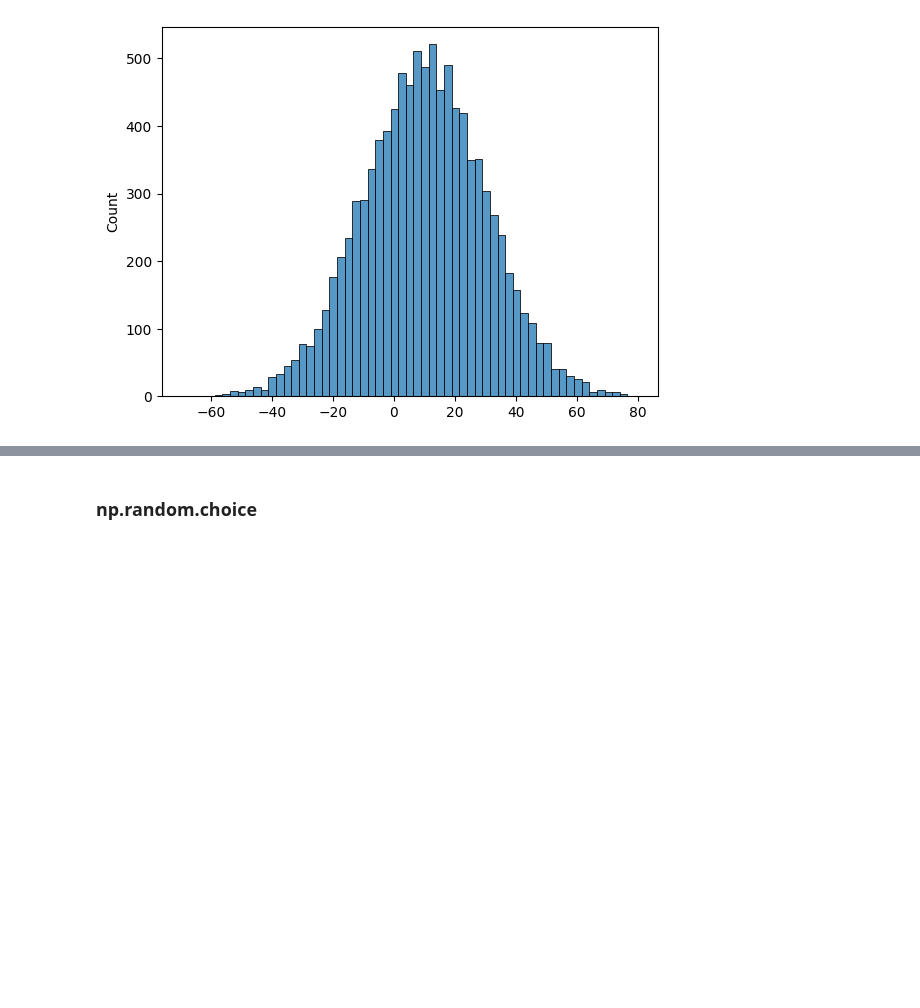
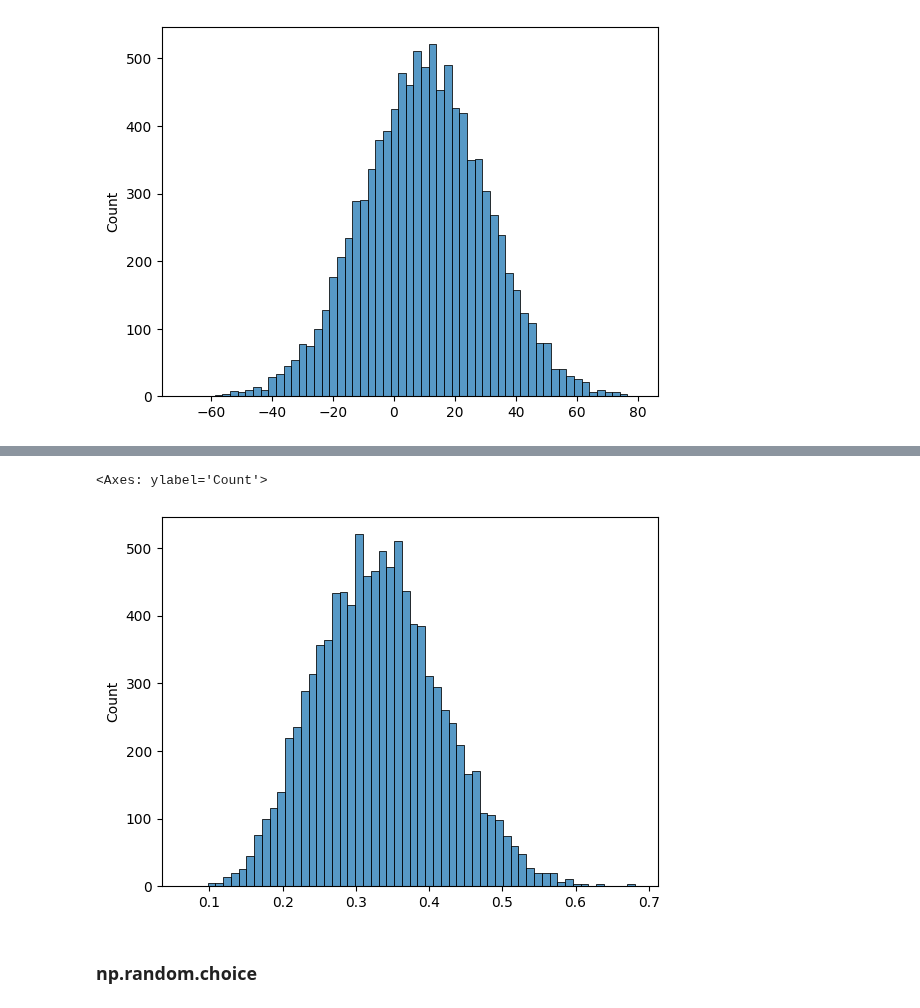
Before and after one commit to NagatoYuki0943/ML, a Jupyter notebook: code/numpy/02_gen_array_random.ipynb, the cells around one changed output, grey strips where cells are left out. Cells and saved outputs as stored; diff of their text form; code cells hidden in the pictures; blank space fills up the shorter version.

```diff
--- a/code/numpy/02_gen_array_random.ipynb
+++ b/code/numpy/02_gen_array_random.ipynb
@@ -327,3 +368,8 @@ sns.histplot(x, bins="auto")
+# %%
+sns.histplot(x, bins="auto")
+# %% [output]
+<Axes: ylabel='Count'>
+[figure, added]
 # %% [markdown]
 ### np.random.choice
 # %% [markdown]
```
Also changed, not shown: parts of 4 cells of this notebook.
